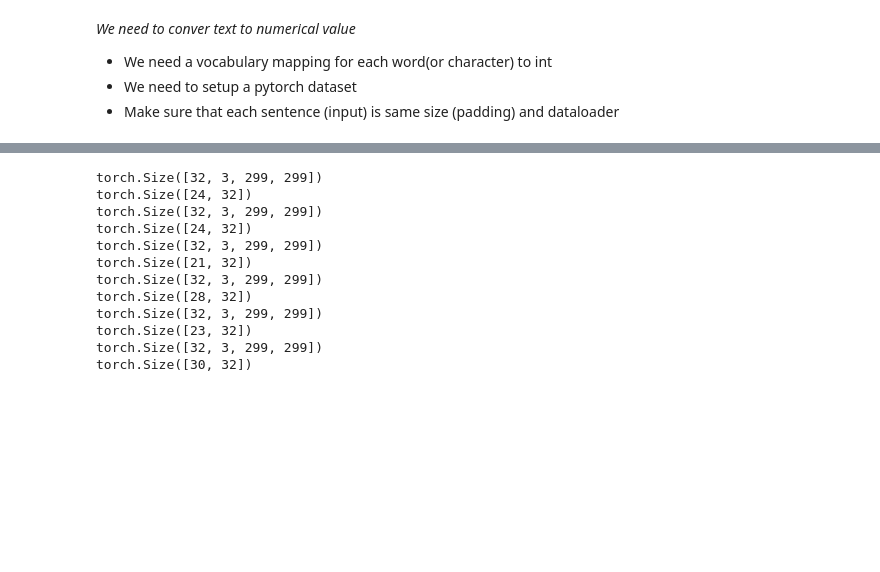
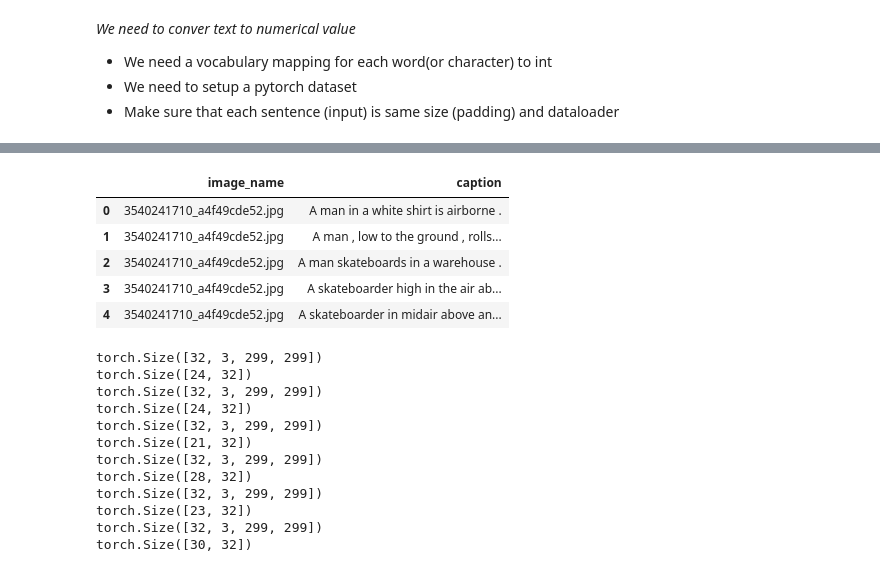
Before and after one commit to natek-1/Image-Captioning, a Jupyter notebook: research/show_and_tell.ipynb, the cells around one changed output, grey strips where cells are left out. Saved outputs shown, nothing was run; the diff lists cells and outputs as text; code cells hidden in the pictures; blank space fills up the shorter version.

```diff
--- a/research/basic-image-caption.ipynb
+++ b/research/show_and_tell.ipynb
@@ -116,3 +187,17 @@ class MyCollate:
+# %%
+def save_data(data_dict, save_path="data/caption_train.csv"):
+    data = [(image_name, caption) for image_name, captions in data_dict.items() for caption in captions]
+    df = pd.DataFrame(data, columns=["image_name", "caption"])
+    df.to_csv(save_path)
+# %%
+save_data()
+# %% [output]
+|  | image_name | caption |
+| 0 | 3540241710_a4f49cde52.jpg | A man in a white shirt is airborne . |
+| 1 | 3540241710_a4f49cde52.jpg | A man , low to the ground , rolls... |
+| 2 | 3540241710_a4f49cde52.jpg | A man skateboards in a warehouse . |
+| 3 | 3540241710_a4f49cde52.jpg | A skateboarder high in the air ab... |
+| 4 | 3540241710_a4f49cde52.jpg | A skateboarder in midair above an... |
 # %%
 transform = transforms.Compose([
     transforms.Resize((299, 299)),
```
Also changed, not shown: parts of 8 cells of this notebook, 3 other files.
